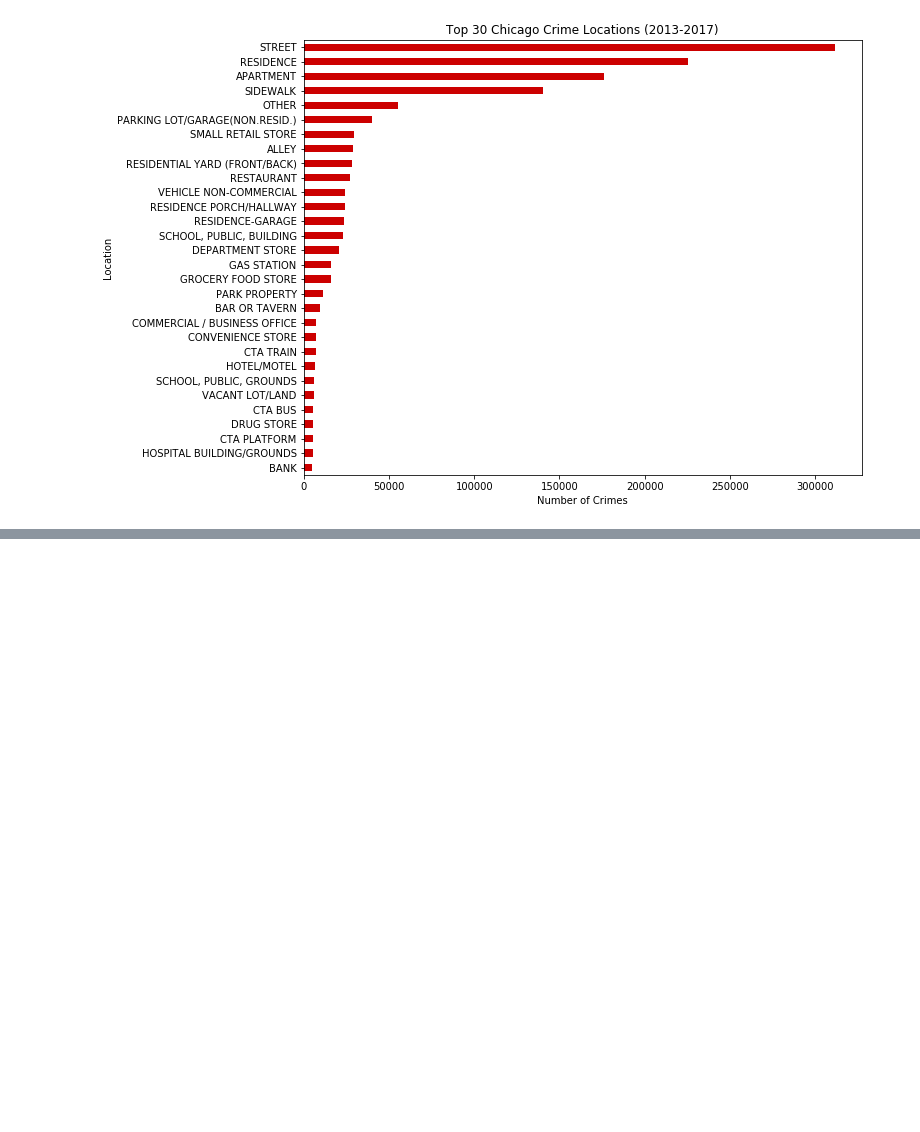
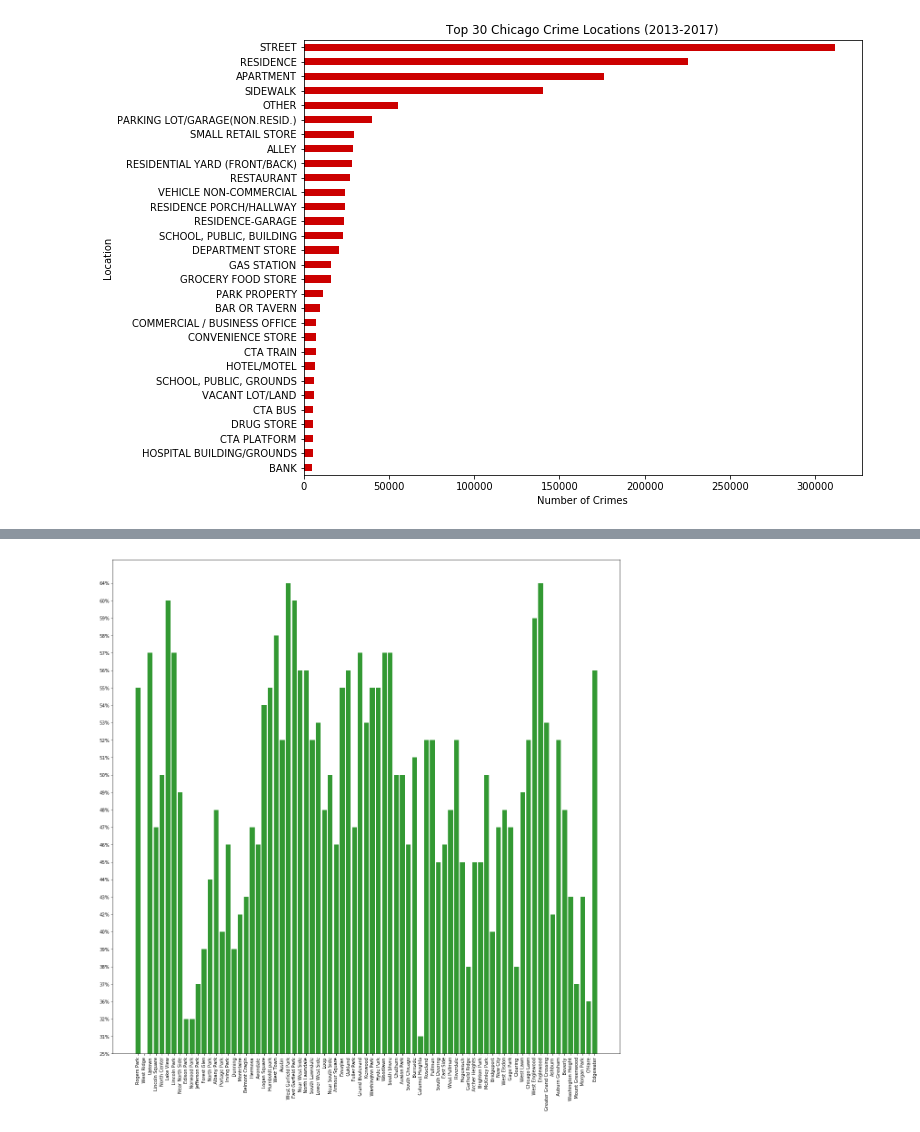
Before and after one commit to nhebert/Project, a Jupyter notebook: Project_Data_Complete.ipynb, the cells around one changed output, grey strips where cells are left out. Saved outputs shown, nothing was run; the diff lists cells and outputs as text; code cells hidden in the pictures; blank space fills up the shorter version.

```diff
--- a/Project_Data_Complete.ipynb
+++ b/Project_Data_Complete.ipynb
@@ -258,0 +261,11 @@ Total Locations: 147
+# %%
+#Neighborhood by households that were never married
+plt.figure(figsize=(20,20))
+Population = stat_data.loc[:,"Never Married"]
+x_axis = np.arange(len(stat_data))
+tick_locations = [value for value in x_axis]
+plt.bar(x_axis, stat_data["Never Married"], color='g', alpha=0.80, align="center")
+plt.xticks(tick_locations, stat_data["Community Area Name"], rotation="vertical")
+plt.show()
+# %% [output]
+[figure, added]
```
Also changed, not shown: parts of 12 cells of this notebook.
